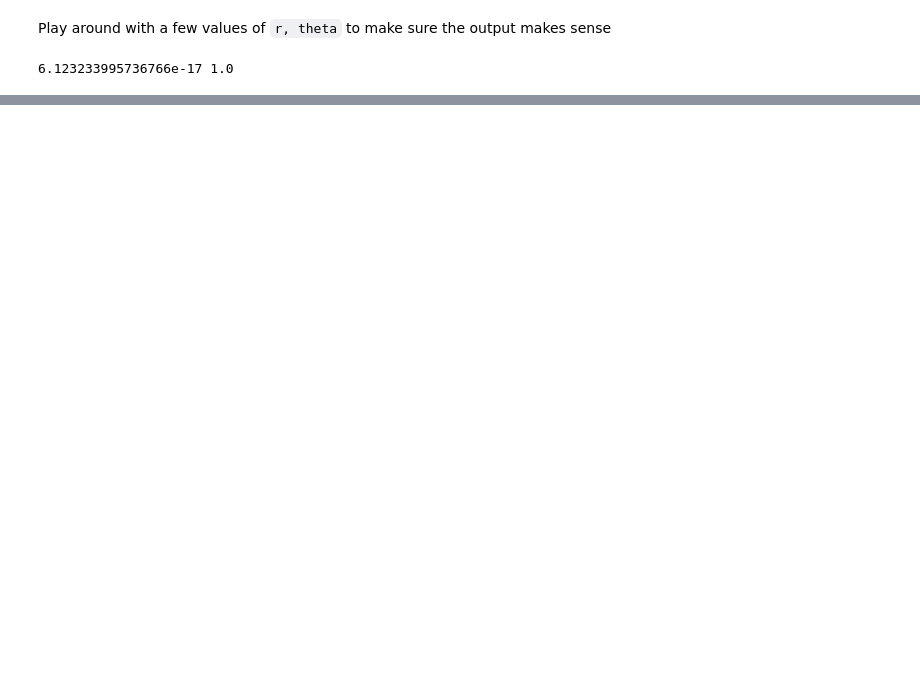
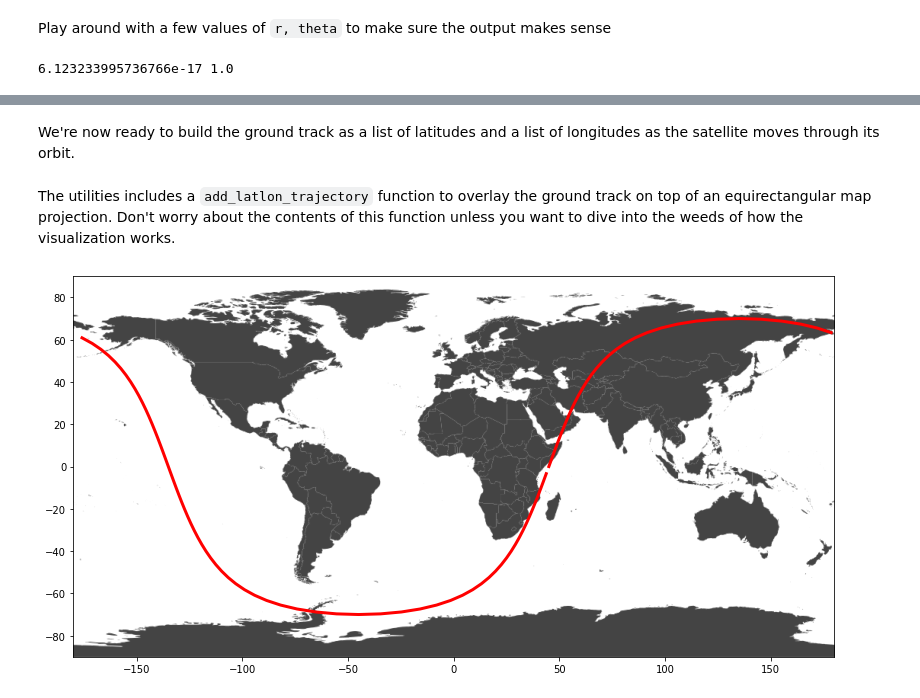
Before and after one commit to pdav5883/orbit-learning, a Jupyter notebook: L1_OrbitShape.ipynb, the cells around one changed output, grey strips where cells are left out. Saved outputs shown, nothing was run; the diff lists cells and outputs as text; code cells hidden in the pictures; blank space fills up the shorter version.

```diff
--- a/L1_OrbitShape.ipynb
+++ b/L1_OrbitShape.ipynb
@@ -116,0 +171,36 @@ ax = utils.add_trajectory(x, y)
+# %%
+def convert_cartesian_to_lla(x, y, z):
+    # replace the line below with your own implementation (if you want) (can be multiple lines)
+    lat, lon, alt = utils.convert_cartesian_to_lla(x, y, z)
+
+    return lat, lon, alt
+# %% [markdown]
+We're now ready to build the ground track as a list of latitudes and a list of longitudes as the satellite moves through its orbit.
+# %%
+# variables you can change
+a = 100000000
+e = 0.1
+i = 70 * DEGREE_TO_RADIAN
+raan = 45 * DEGREE_TO_RADIAN
+argp = 0 * DEGREE_TO_RADIAN
+N = 100 # number of theta values to plot
+
+# these are empty lists that we will append data to in the loop below
+lat_list = []
+lon_list = []
+
+# the for loop steps through each value of i from 0 to 99
+for j in range(N):
+    theta = j * 2 * math.pi / N
+    x, y, z, vx, vy, vz = utils.convert_kepler_to_cartesian(a, e, i, raan, argp, theta)
+
+    lat, lon, alt = convert_cartesian_to_lla(x, y, z)
+
+    lat_list.append(lat)
+    lon_list.append(lon)
+# %% [markdown]
+The utilities includes a `add_latlon_trajectory` function to overlay the ground track on top of an equirectangular map projection. Don't worry about the contents of this function unless you want to dive into the weeds of how the visualization works.
+# %%
+ax = utils.add_latlon_trajectory(lat_list, lon_list)
+# %% [output]
+[figure, added]
```
Also changed, not shown: parts of 10 cells of this notebook, 1 other file.
